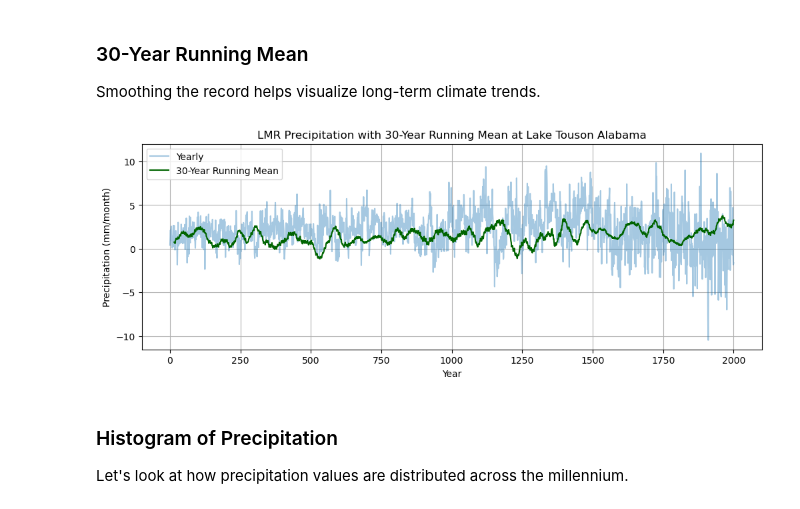
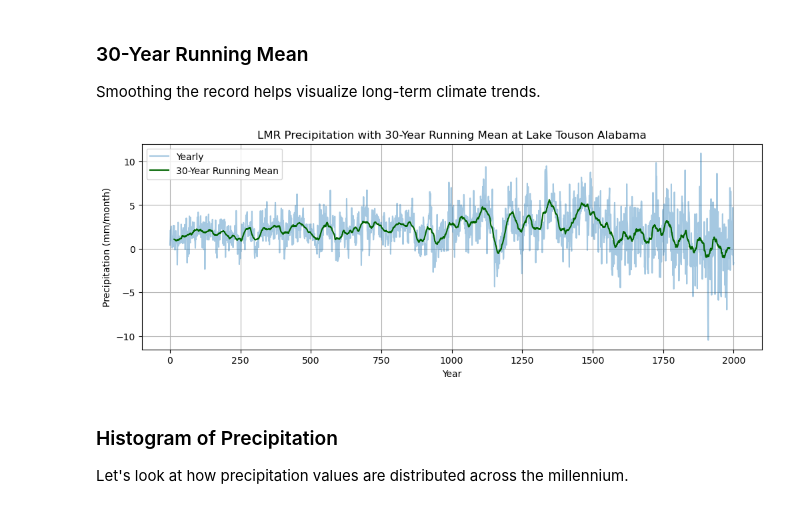
Before and after one commit to autumnjoy1113-maker/proto-cookbook, a Jupyter notebook: notebooks/notebook2.ipynb, the cells around one changed output. Saved outputs shown, nothing was run; the diff lists cells and outputs as text; code cells hidden in the pictures.

```diff
--- a/notebooks/notebook2.ipynb
+++ b/notebooks/notebook2.ipynb
@@ -158,18 +158,18 @@ plt.show()
 ### 30-Year Running Mean
 Smoothing the record helps visualize long-term climate trends.
 # %%
-df_lmry['precip_30yr_mean'] = df_lmr['prate'].rolling(window=30, center=True).mean()
+df_lmry['precip_30yr_mean'] = df_lmry['prate'].rolling(window=30, center=True).mean()
 plt.figure(figsize=(12,4))
 plt.plot(df_lmry['year'], df_lmry['prate'], alpha=0.4, label='Yearly')
 plt.plot(df_lmry['year'], df_lmry['precip_30yr_mean'], color='darkgreen', label='30-Year Running Mean')
 plt.title('LMR Precipitation with 30-Year Running Mean at Lake Touson Alabama')
 plt.xlabel('Year')
 plt.ylabel('Precipitation (mm/month)')
 plt.legend()
 plt.grid(True)
 plt.show()
 # %% [output]
-[figure, old version]
+[figure, new version]
 # %% [markdown]
 ### Histogram of Precipitation
 Let's look at how precipitation values are distributed across the millennium.
```
Also changed, not shown: 1 other file.
